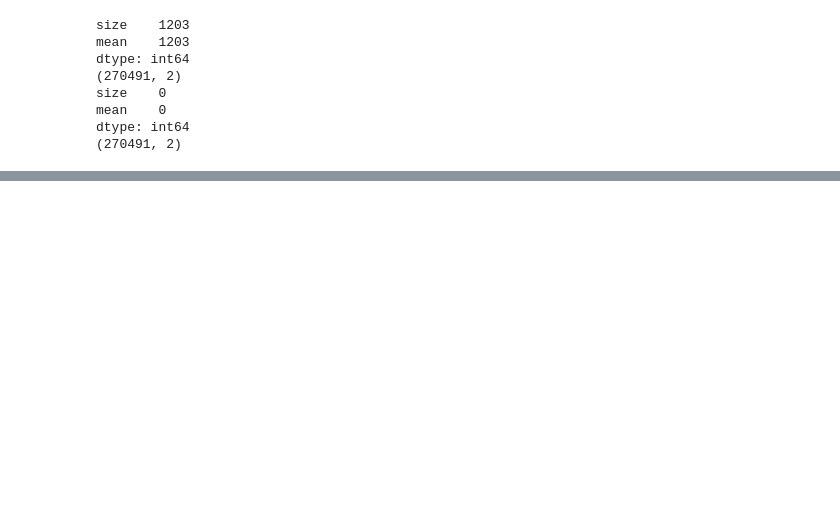
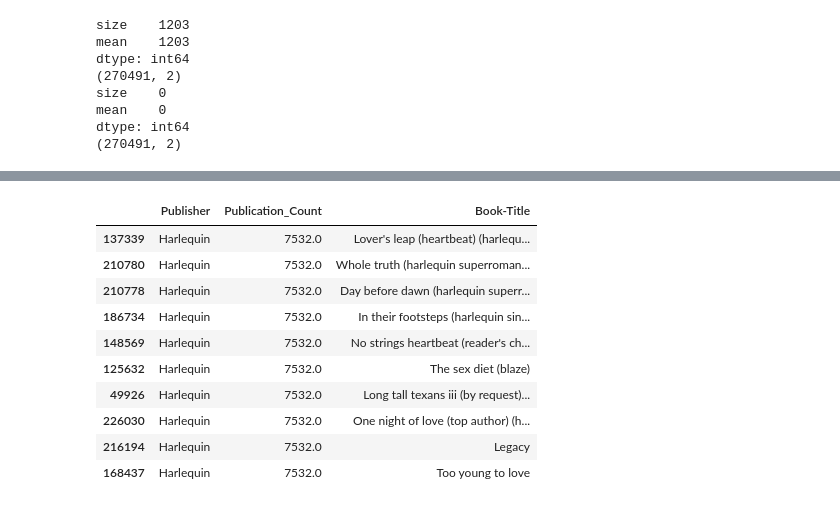
Before and after one commit to shaked-oren/ml_fun, a Jupyter notebook: inter.ipynb, the cells around one changed output, grey strips where cells are left out. Saved outputs shown, nothing was run; the diff lists cells and outputs as text; code cells hidden in the pictures; blank space fills up the shorter version.

```diff
--- a/inter.ipynb
+++ b/inter.ipynb
@@ -125,0 +148,15 @@ top_books_with_info
+# %%
+top_books_with_info["Publication_Count"] = top_books_with_info.groupby("Publisher")["ISBN"].transform("count")
+top_books_with_info[["Publisher", "Publication_Count", "Book-Title"]].sort_values("Publication_Count", ascending=False).head(10)
+# %% [output]
+|  | Publisher | Publication_Count | Book-Title |
+| 137339 | Harlequin | 7532.0 | Lover's leap (heartbeat) (harlequ... |
+| 210780 | Harlequin | 7532.0 | Whole truth (harlequin superroman... |
+| 210778 | Harlequin | 7532.0 | Day before dawn (harlequin superr... |
+| 186734 | Harlequin | 7532.0 | In their footsteps (harlequin sin... |
+| 148569 | Harlequin | 7532.0 | No strings heartbeat (reader's ch... |
+| 125632 | Harlequin | 7532.0 | The sex diet (blaze) |
+| 49926 | Harlequin | 7532.0 | Long tall texans iii (by request)... |
+| 226030 | Harlequin | 7532.0 | One night of love (top author) (h... |
+| 216194 | Harlequin | 7532.0 | Legacy |
+| 168437 | Harlequin | 7532.0 | Too young to love |
```
Also changed, not shown: parts of 8 cells of this notebook.
